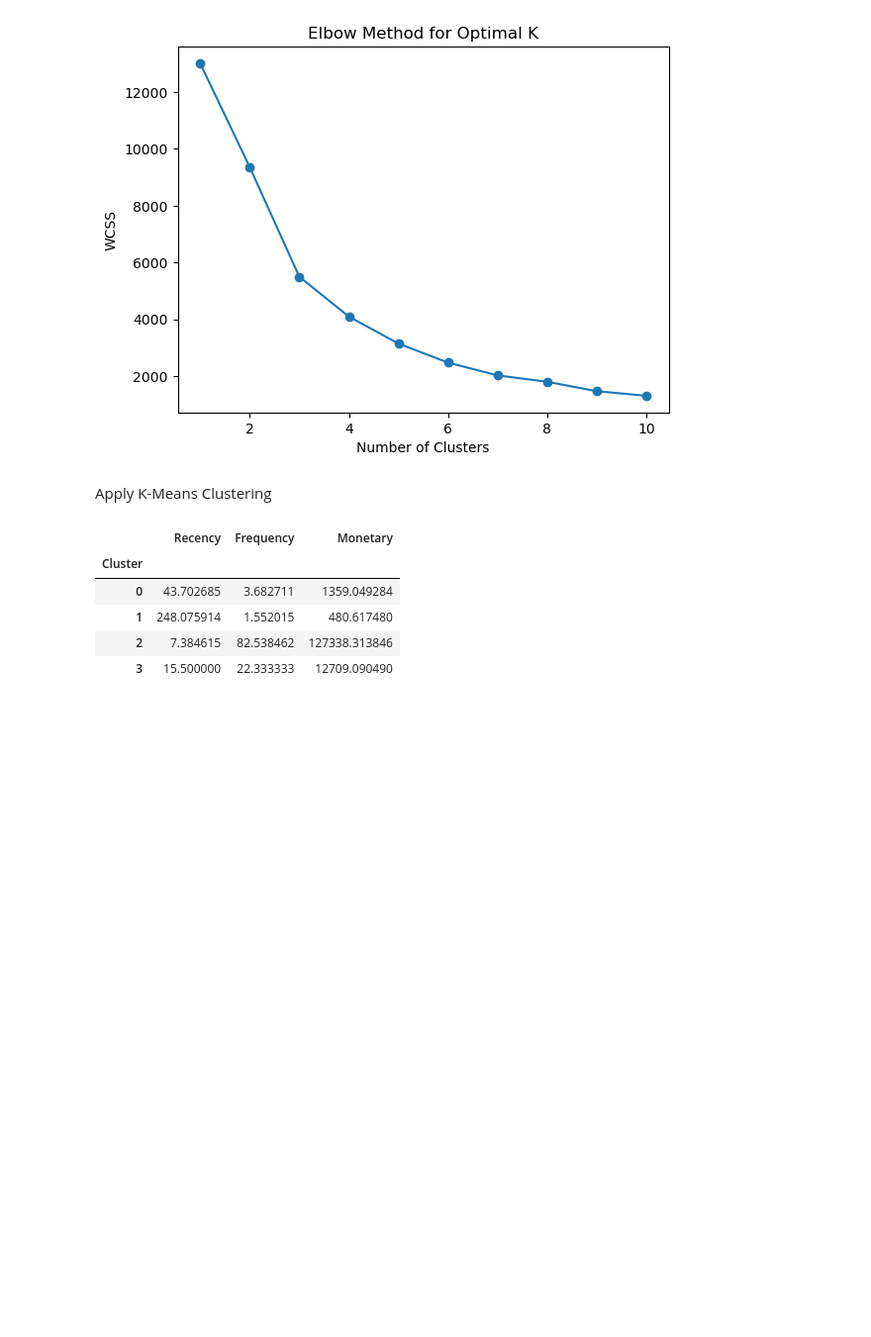
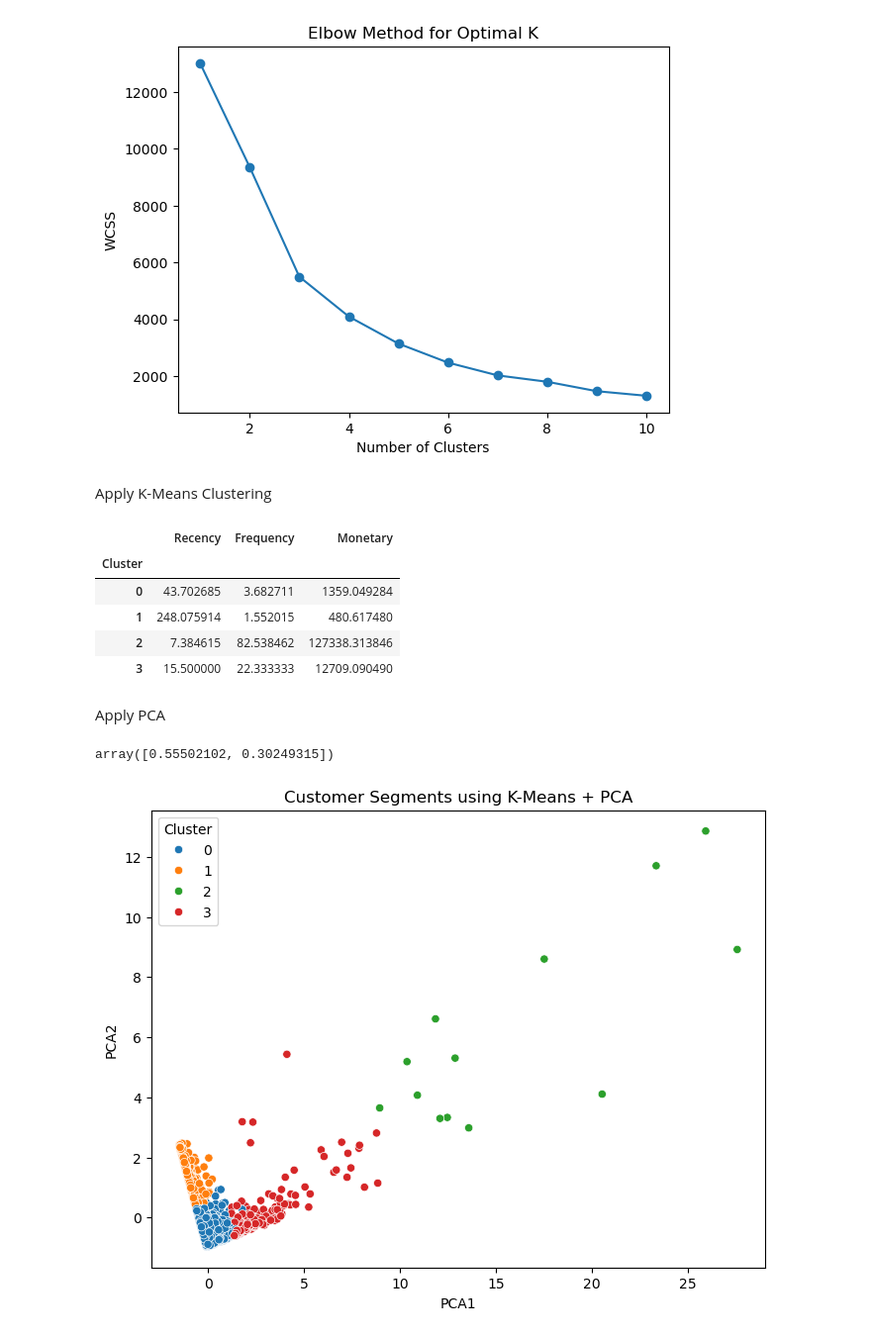
Before and after one commit to Tushar0326/CustIQ-Customer-Segmentation-Retention-Engine, a Jupyter notebook: notebooks/03_ml_clustering.ipynb, the cells around one changed output. Shown at 99% size. Drawn from its saved outputs; the diff is of its cells as text; code cells hidden in the pictures; blank space fills up the shorter version.

```diff
--- a/notebooks/03_ml_clustering.ipynb
+++ b/notebooks/03_ml_clustering.ipynb
@@ -56,3 +56,35 @@ rfm.groupby("Cluster")[["Recency", "Frequency", "Monetary"]].mean()
 | 3 | 15.500000 | 22.333333 | 12709.090490 |
 # %%
 rfm.to_csv("../data/processed/rfm_clusters.csv", index=False)
+# %% [markdown]
+Apply PCA
+# %%
+from sklearn.decomposition import PCA
+
+pca = PCA(n_components=2)
+X_pca = pca.fit_transform(X_scaled)
+# %%
+rfm["PCA1"] = X_pca[:, 0]
+rfm["PCA2"] = X_pca[:, 1]
+# %%
+pca.explained_variance_ratio_
+# %% [output]
+array([0.55502102, 0.30249315])
+# %%
+import seaborn as sns
+import matplotlib.pyplot as plt
+
+plt.figure(figsize=(8, 6))
+
+sns.scatterplot(
+    x="PCA1",
+    y="PCA2",
+    hue="Cluster",
+    palette="tab10",
+    data=rfm
+)
+
+plt.title("Customer Segments using K-Means + PCA")
+plt.show()
+# %% [output]
+[figure, added]
```
Also changed, not shown: parts of 3 cells of this notebook, 4 other files.
